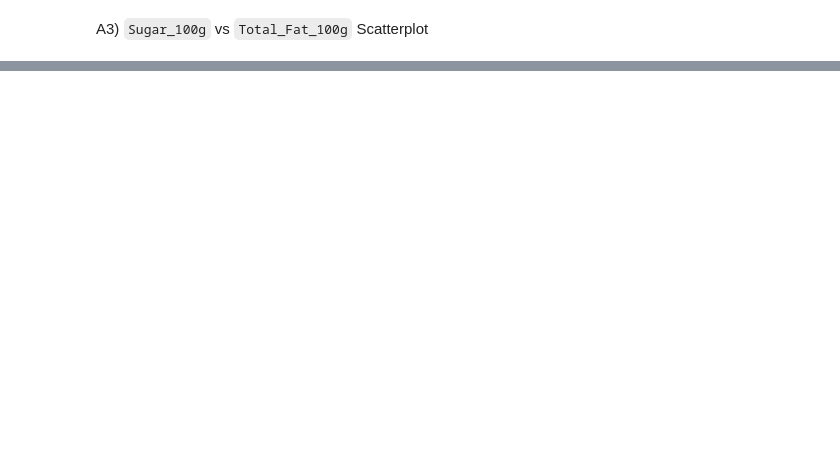
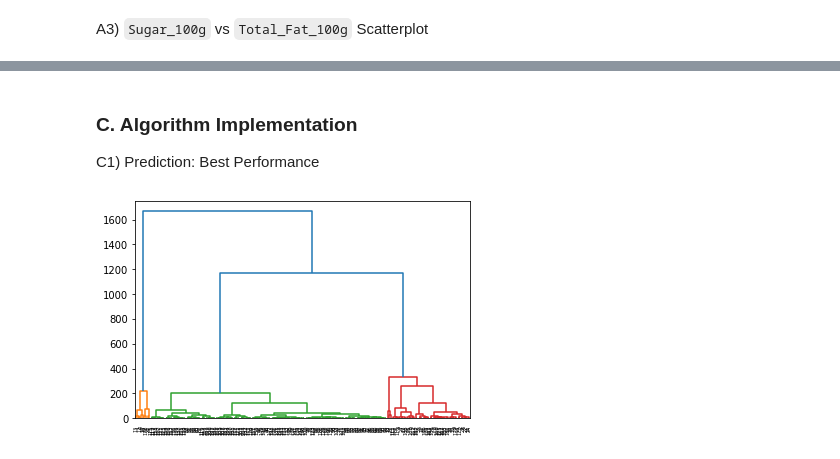
Before and after one commit to min-is/Chapman-University, a Jupyter notebook: CPSC 392 - Data Science/Projects/Min - Project 2.ipynb, the cells around one changed output, grey strips where cells are left out. Drawn from its saved outputs; the diff is of its cells as text; code cells hidden in the pictures; blank space fills up the shorter version.

```diff
--- a/CPSC 392 - Data Science/Projects/Min - Project 2.ipynb
+++ b/CPSC 392 - Data Science/Projects/Min - Project 2.ipynb
@@ -75,0 +92,13 @@ labs(x = 'Total Fat 100g', y = 'Sugar 100g'))
+# %% [markdown]
+### C. Algorithm Implementation
+C1) Prediction: Best Performance
+# %%
+features = ['Sodium_100g', 'Total_Fat_100g', 'Sugar_100g']
+X = df[features]
+# %%
+test = AgglomerativeClustering(affinity='euclidean', linkage = 'ward')
+test.fit(X)
+
+dendro = sch.dendrogram(sch.linkage(X, method = 'ward'))
+# %% [output]
+[figure, added]
```
Also changed, not shown: parts of 6 cells of this notebook, 1 other file.
